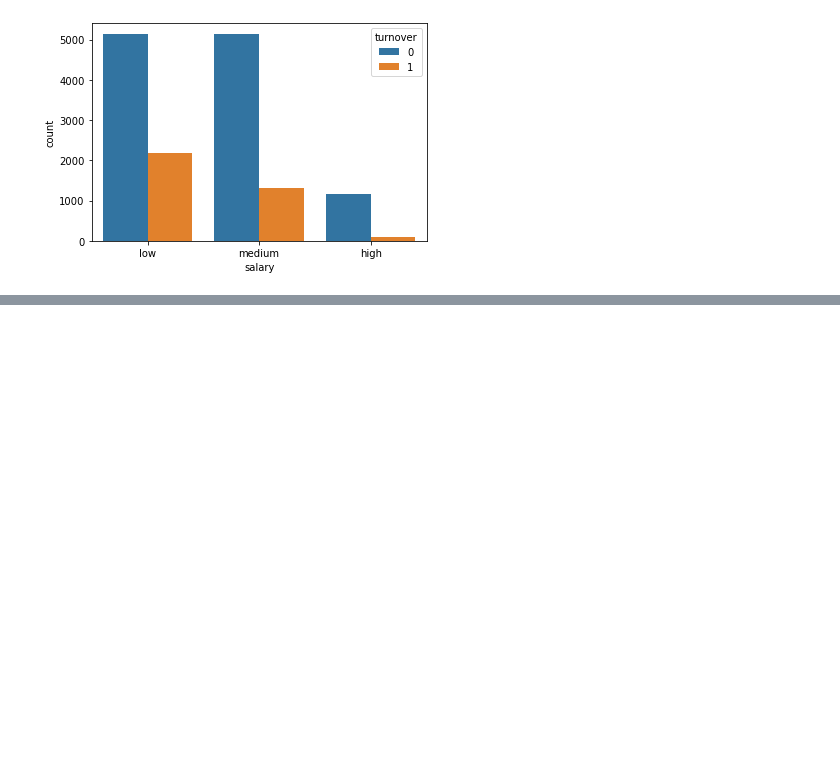
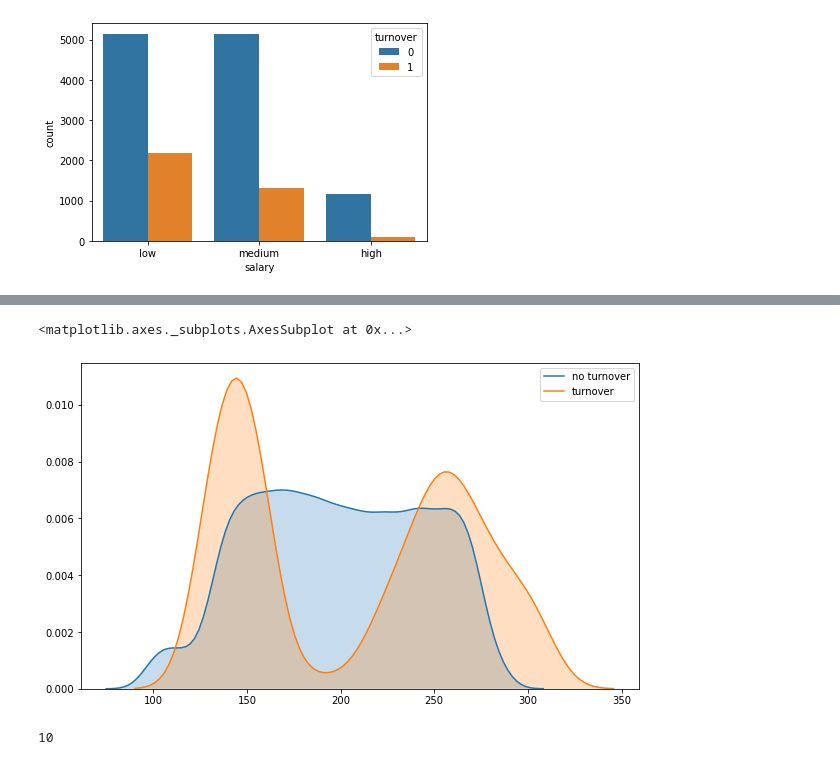
Before and after one commit to Ahsana-Ahffan/HR-Analytics, a Jupyter notebook: HR Analytics.ipynb, the cells around one changed output, grey strips where cells are left out. Cells and saved outputs as stored; diff of their text form; code cells hidden in the pictures; blank space fills up the shorter version.

```diff
--- a/HR Analytics.ipynb
+++ b/HR Analytics.ipynb
@@ -165,0 +164,12 @@ sns.kdeplot(sat_turn,shade=True)
+# %%
+#Plot of average monthly hours and turnover
+plt.figure(figsize=(10,6))
+sns.kdeplot(df.loc[(df['turnover']==0),'average_montly_hours'],shade=True,label="no turnover")
+sns.kdeplot(df.loc[(df['turnover']==1),'average_montly_hours'],shade=True,label="turnover")
+# %% [output]
+<matplotlib.axes._subplots.AxesSubplot at 0x...>
+[figure, added]
+# %%
+df["time_spend_company"].max()
+# %% [output]
+10
```
Also changed, not shown: parts of 8 cells of this notebook.
